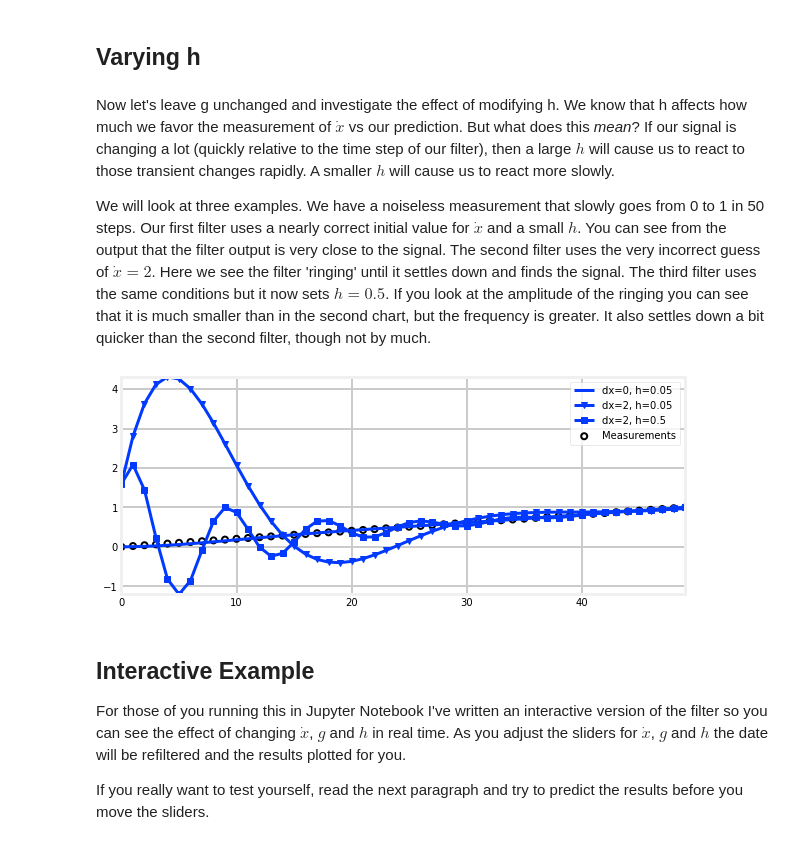
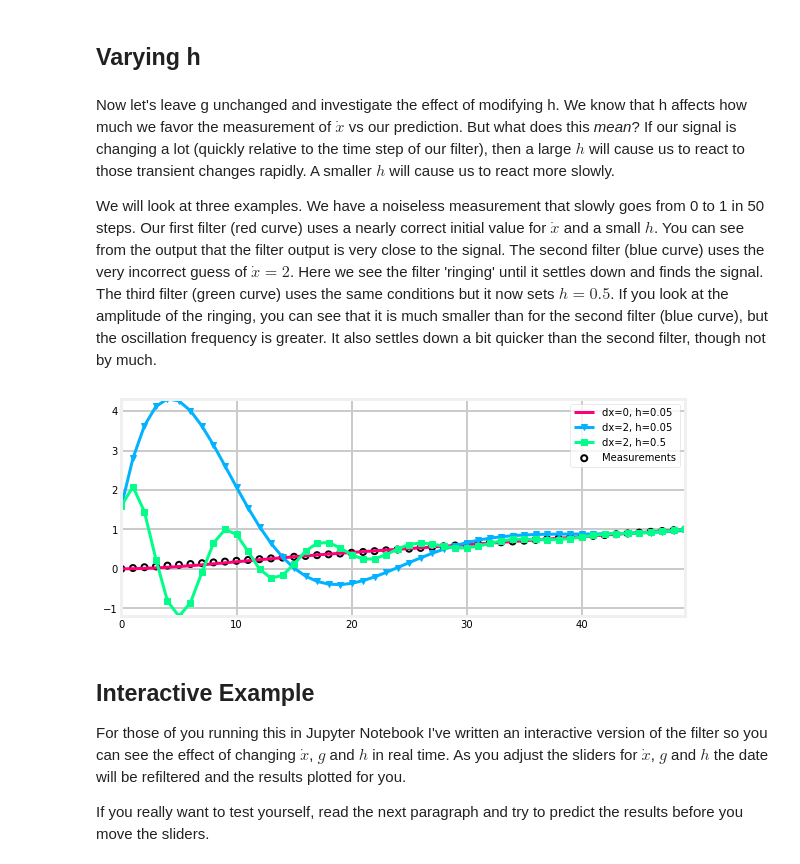
Before and after one commit to MichaelRW/Kalman_and_Bayesian_Filtering, a Jupyter notebook: 01-g-h-filter.ipynb, the cells around one changed output. Cells and saved outputs as stored; diff of their text form; code cells hidden in the pictures.

```diff
--- a/01-g-h-filter.ipynb
+++ b/01-g-h-filter.ipynb
@@ -601,25 +601,3 @@ Return the data as a NumPy array, not a list. Test it by passing in the same wei
 #    pass
 # %% [markdown]
 ### Solution and Discussion
-# %%
-from kf_book.gh_internal import plot_g_h_results
-import matplotlib.pylab as pylab
-
-def g_h_filter(data, x0, dx, g, h, dt=1.):
-    x_est = x0
-    results = []
-    for z in data:
-        #prediction step
-        x_pred = x_est + (dx*dt)
-        dx = dx
-
-        # update step
-        residual = z - x_pred
-        dx = dx    + h * (residual) / dt
-        x_est  = x_pred + g * residual
-        results.append(x_est)
-    return np.array(results)
-
-book_plots.plot_track([0, 11], [160, 172], label='Actual weight')
-data = g_h_filter(data=weights, x0=160., dx=1., g=6./10, h=2./3, dt=1.)
-plot_g_h_results(weights, data)
@@ -704,16 +744,22 @@ Write a new data generation function that adds in a constant acceleration factor
 # %% [markdown]
 ### Solution and Discussion
 # %%
-def gen_data(x0, dx, count, noise_factor, accel=0.):
+def gen_data( x0, dx, count, noise_factor, accel=0.0 ):
+
     zs = []
+
     for i in range(count):
         zs.append(x0 + dx*i + randn()*noise_factor)
         dx += accel
     return zs
 
+
+
 predictions = []
-zs = gen_data(x0=10., dx=0., count=20, noise_factor=0, accel=2.)
+zs = gen_data( x0=10., dx=0., count=20, noise_factor=0, accel=2.0 )
+
 data = g_h_filter(data=zs, x0=10., dx=0., g=0.2, h=0.02)
+
 plt.xlim([0, 20])
 plot_g_h_results(measurements=zs, filtered_data=data)
 # %% [output]
@@ -790,21 +836,23 @@ plt.legend(loc=4);
 # %% [markdown]
 Now let's leave g unchanged and investigate the effect of modifying h. We know that h affects how much we favor the measurement of $\dot{x}$ vs our prediction. But what does this *mean*? If our signal is changing a lot (quickly relative to the time step of our filter), then a large $h$ will cause us to react to those transient changes rapidly. A smaller $h$ will cause us to react more slowly.
 
-We will look at three examples. We have a noiseless measurement that slowly goes from 0 to 1 in 50 steps. Our first filter uses a nearly correct initial value for $\dot{x}$ and a small $h$. You can see from the output that the filter output is very close to the signal. The second filter uses the very incorrect guess of $\dot{x}=2$. Here we see the filter 'ringing' until it settles down and finds the signal. The third filter uses the same conditions but it now sets $h=0.5$. If you look at the amplitude of the ringing you can see that it is much smaller than in the second chart, but the frequency is greater. It also settles down a bit quicker than the second filter, though not by much.
+We will look at three examples. We have a noiseless measurement that slowly goes from 0 to 1 in 50 steps. Our first filter (red curve) uses a nearly correct initial value for $\dot{x}$ and a small $h$. You can see from the output that the filter output is very close to the signal. The second filter (blue curve) uses the very incorrect guess of $\dot{x}=2$. Here we see the filter 'ringing' until it settles down and finds the signal. The third filter (green curve) uses the same conditions but it now sets $h=0.5$. If you look at the amplitude of the ringing, you can see that it is much smaller than for the second filter (blue curve), but the oscillation frequency is greater. It also settles down a bit quicker than the second filter, though not by much.
 # %%
 zs = np.linspace(0, 1, 50)
 
 data1 = g_h_filter(data=zs, x0=0, dx=0., dt=1., g=.2, h=0.05)
 data2 = g_h_filter(data=zs, x0=0, dx=2., dt=1., g=.2, h=0.05)
 data3 = g_h_filter(data=zs, x0=0, dx=2., dt=1., g=.2, h=0.5)
 
 book_plots.plot_measurements(zs)
-book_plots.plot_filter(data1, label='dx=0, h=0.05')
-book_plots.plot_filter(data2, label='dx=2, h=0.05', marker='v')
-book_plots.plot_filter(data3, label='dx=2, h=0.5',  marker='s')
+book_plots.plot_filter(data1, ys=None, c='#ff0077', label='dx=0, h=0.05')
+book_plots.plot_filter(data2, ys=None, c='#00b2ff', label='dx=2, h=0.05', marker='v')
+book_plots.plot_filter(data3, ys=None, c='#00ff88', label='dx=2, h=0.5',  marker='s')
 plt.legend(loc=1);
+
+# http://www.colorhexa.com/013aff
 # %% [output]
-[figure, old version]
+[figure, new version]
 # %% [markdown]
 ## Interactive Example
 
```
Also changed, not shown: parts of 18 cells of this notebook, 1 other file.
